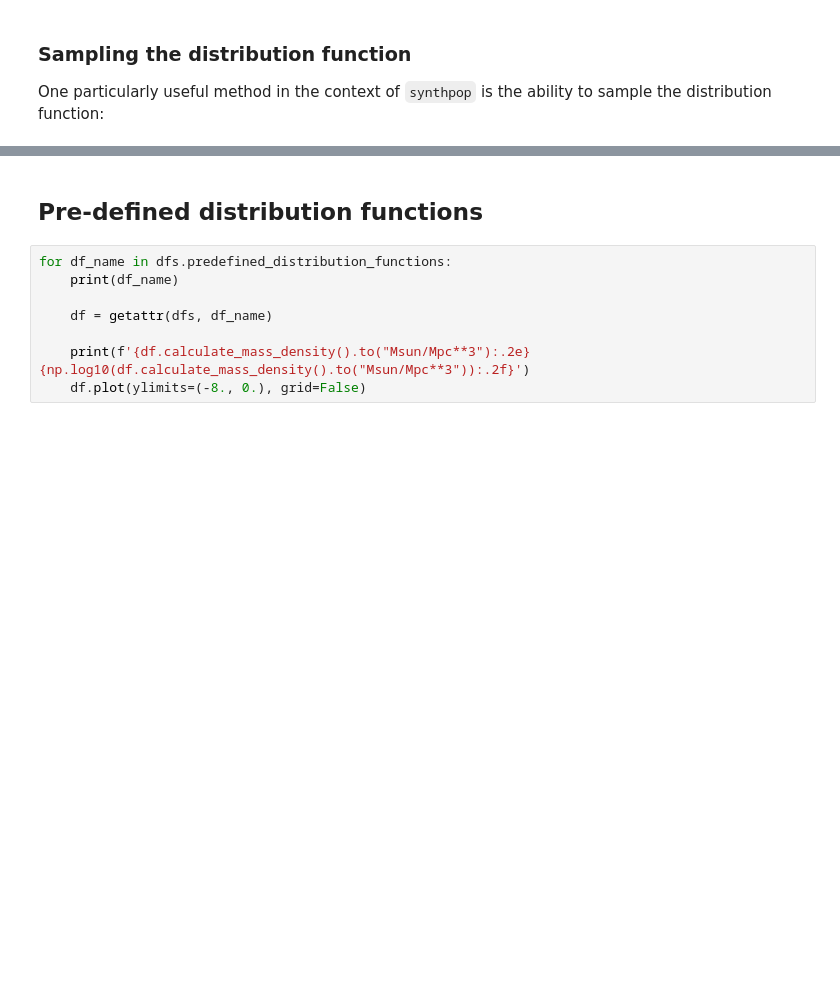
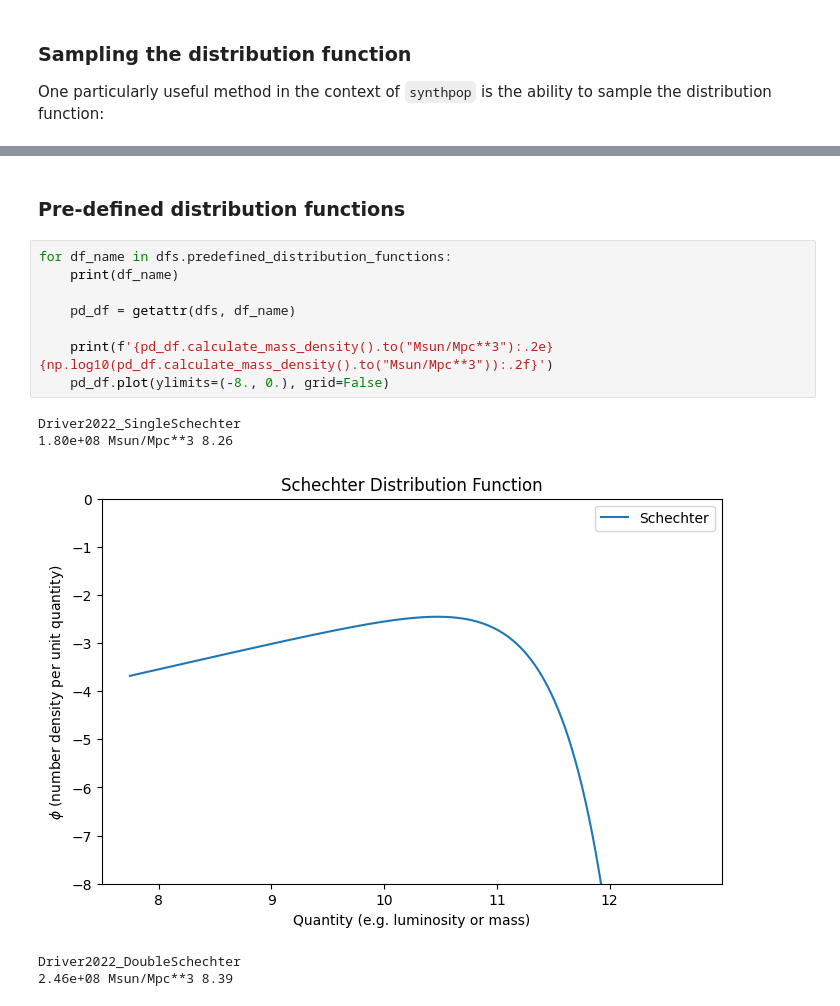
Before and after one commit to stephenmwilkins/synthpop, a Jupyter notebook: docs/source/distribution_functions.ipynb, the cells around one changed output, grey strips where cells are left out. Cells and saved outputs as stored; diff of their text form; blank space fills up the shorter version.

```diff
--- a/docs/source/distribution_functions.ipynb
+++ b/docs/source/distribution_functions.ipynb
@@ -118,10 +143,16 @@ df.plot(ylimits=(-8., 0.), samples=samples, volume=volume)
 # %% [markdown]
-## Pre-defined distribution functions
+### Pre-defined distribution functions
 # %%
 for df_name in dfs.predefined_distribution_functions:
     print(df_name)
 
-    df = getattr(dfs, df_name)
+    pd_df = getattr(dfs, df_name)
 
-    print(f'{df.calculate_mass_density().to("Msun/Mpc**3"):.2e} {np.log10(df.calculate_mass_density().to("Msun/Mpc**3")):.2f}')
-    df.plot(ylimits=(-8., 0.), grid=False)
+    print(f'{pd_df.calculate_mass_density().to("Msun/Mpc**3"):.2e} {np.log10(pd_df.calculate_mass_density().to("Msun/Mpc**3")):.2f}')
+    pd_df.plot(ylimits=(-8., 0.), grid=False)
+# %% [output]
+Driver2022_SingleSchechter
+1.80e+08 Msun/Mpc**3 8.26
+[figure, added]
+Driver2022_DoubleSchechter
+2.46e+08 Msun/Mpc**3 8.39
```
Also changed, not shown: parts of 11 cells of this notebook, 1 other file.
